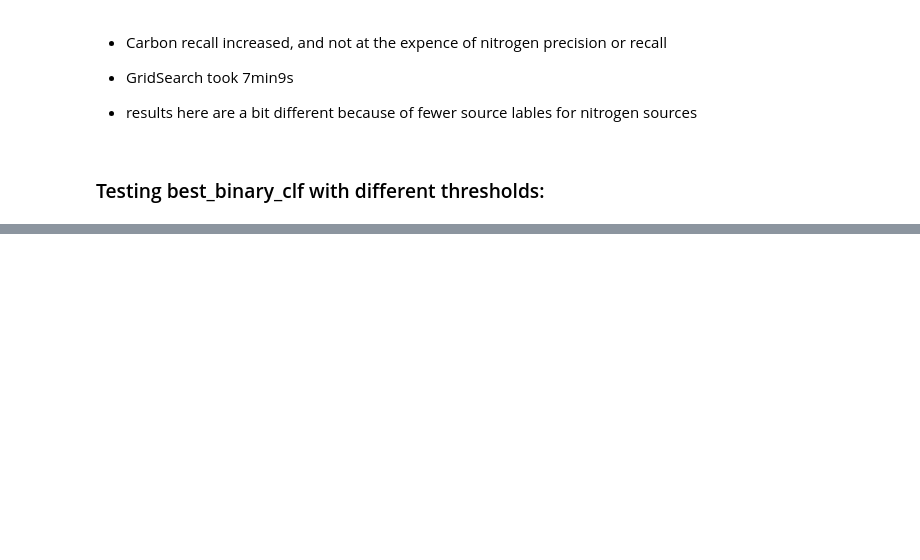
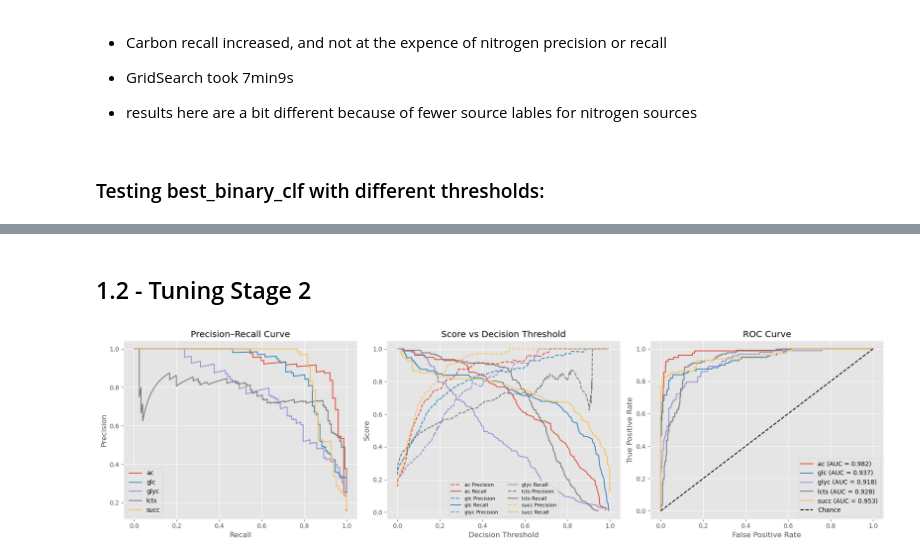
Before and after one commit to celasa/biomass_thesis, a Jupyter notebook: notebooks/06_tuning.ipynb, the cells around one changed output, grey strips where cells are left out. Cells and saved outputs as stored; diff of their text form; code cells hidden in the pictures; blank space fills up the shorter version.

```diff
--- a/notebooks/06_tuning.ipynb
+++ b/notebooks/06_tuning.ipynb
@@ -238,6 +249,7 @@ global_reg = MultiOutputRegressor(
         max_depth=10,
         random_state=42,
         n_jobs=-1,
+        objective=
     )
 )
 
@@ -564,0 +693,16 @@ weighted avg       0.70      0.79      0.73       388
+# %%
+for i, col in enumerate(Y_val_num.columns):
+    y_true = Y_val_num.iloc[:, i].values
+    y_pred = uptake_pred_val[:, i]
+
+    mask = y_true > 0
+
+    if mask.sum() < 2:
+        print(f"{col:<20} Not enough positive samples")
+        continue
+
+    rmse_val = rmse(y_true[mask], y_pred[mask])
+    mae_val = mae(y_true[mask], y_pred[mask])
+    r2_val = r2_score(y_true[mask], y_pred[mask])
+
+    print(f"{col:<20} RMSE: {rmse_val:>8.3f}   MAE: {mae_val:>8.3f}   R²:{r2_val:>8.3f}")
@@ -564,0 +732,2 @@ weighted avg       0.70      0.79      0.73       388
+# %% [markdown]
+## 1.2 - Tuning Stage 2
@@ -564,0 +840,10 @@ weighted avg       0.70      0.79      0.73       388
+# %%
+y_score_c = carbon_clf.predict_proba(X_val_c)
+
+plot_multiclass_eval_curves(
+    y_true=Y_val_c_enc,
+    y_score=y_score_c,
+    class_names=list(le_carbon.classes_)
+)
+# %% [output]
+[figure, added]
```
Also changed, not shown: parts of 62 cells of this notebook, 6 other files.
